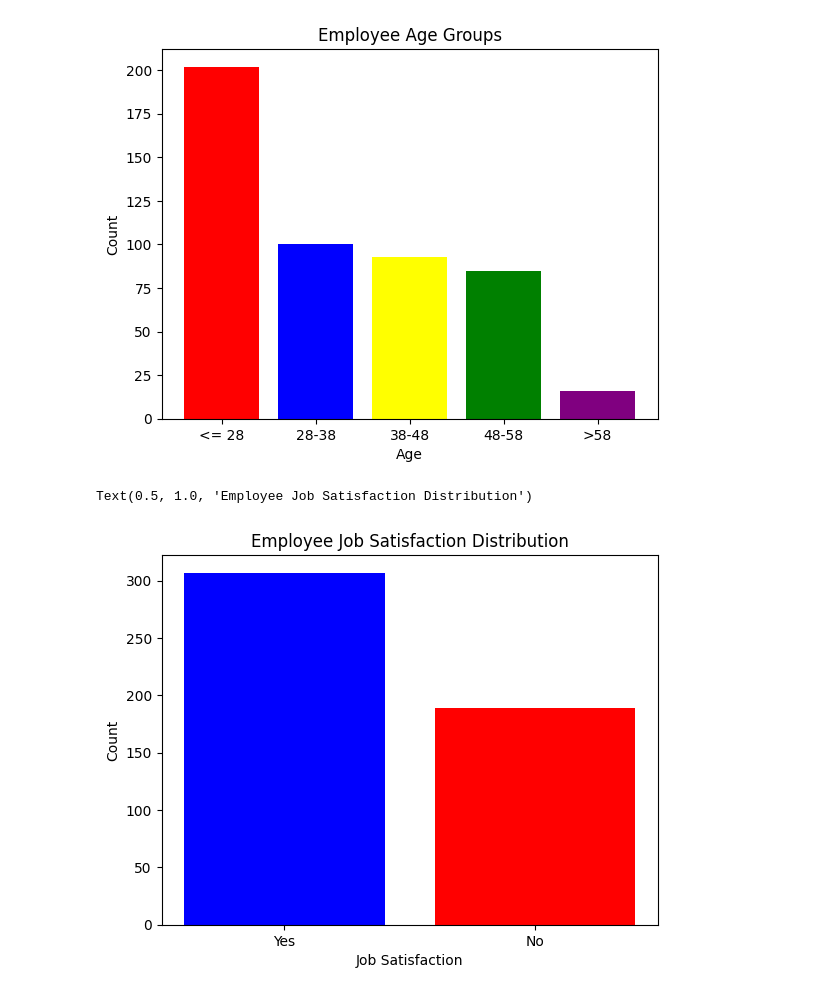
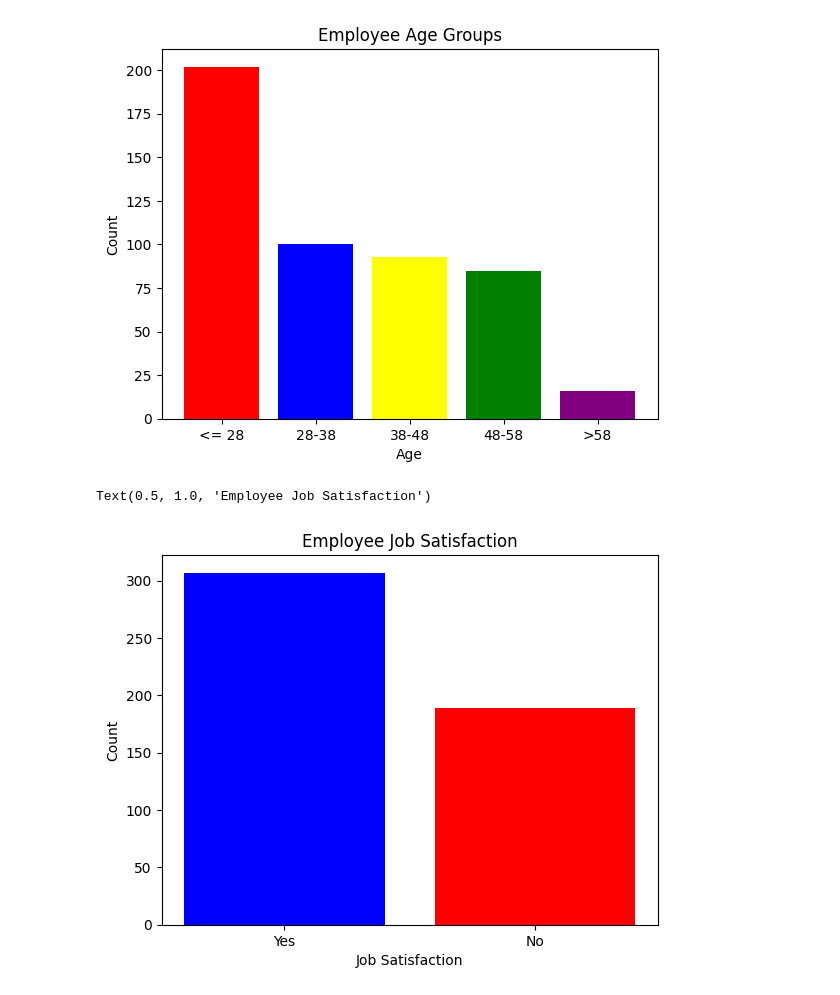
Before and after one commit to cburg00/Sentiment-Analysis-WLB, a Jupyter notebook: data_cleaning/data_clean.ipynb, the cells around one changed output. Saved outputs shown, nothing was run; the diff lists cells and outputs as text; code cells hidden in the pictures.

Commit message:
plot title change

```diff
--- a/data_cleaning/data_clean.ipynb
+++ b/data_cleaning/data_clean.ipynb
@@ -98,13 +94,13 @@ Text(0.5, 1.0, 'Employee Age Groups')
 # %%
 satis_col = df['EMPLOYMENT STATUS ']['SATISFACTION']
 satis_counts = satis_col.value_counts()
 
 labels = ('Yes','No')
 
 pie = plt.bar(labels, satis_counts, color=['blue', 'red'])
 plt.xlabel('Job Satisfaction')
 plt.ylabel('Count')
-plt.title('Employee Job Satisfaction Distribution')
+plt.title('Employee Job Satisfaction')
 # %% [output]
-Text(0.5, 1.0, 'Employee Job Satisfaction Distribution')
+Text(0.5, 1.0, 'Employee Job Satisfaction')
-[figure, old version]
+[figure, new version]
```
Also changed, not shown: parts of 1 cell of this notebook.
